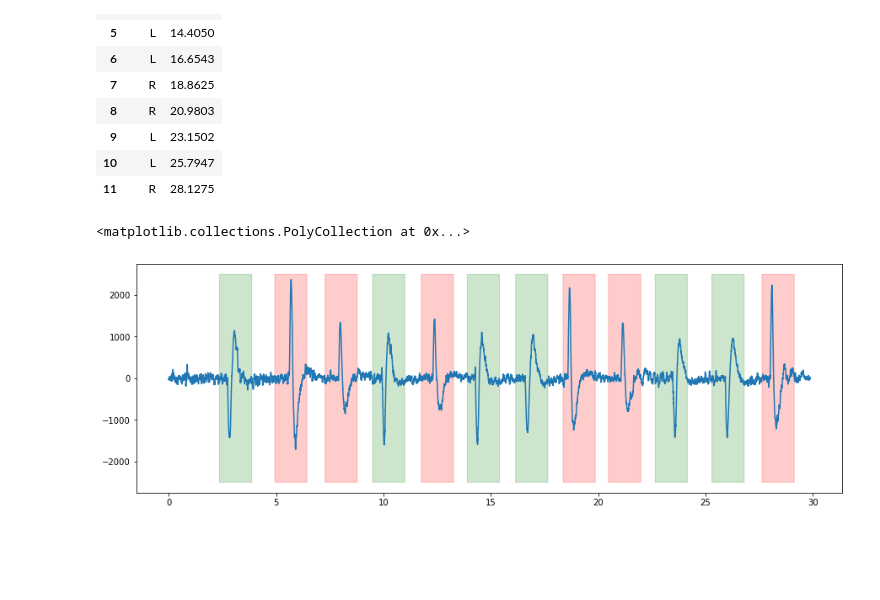
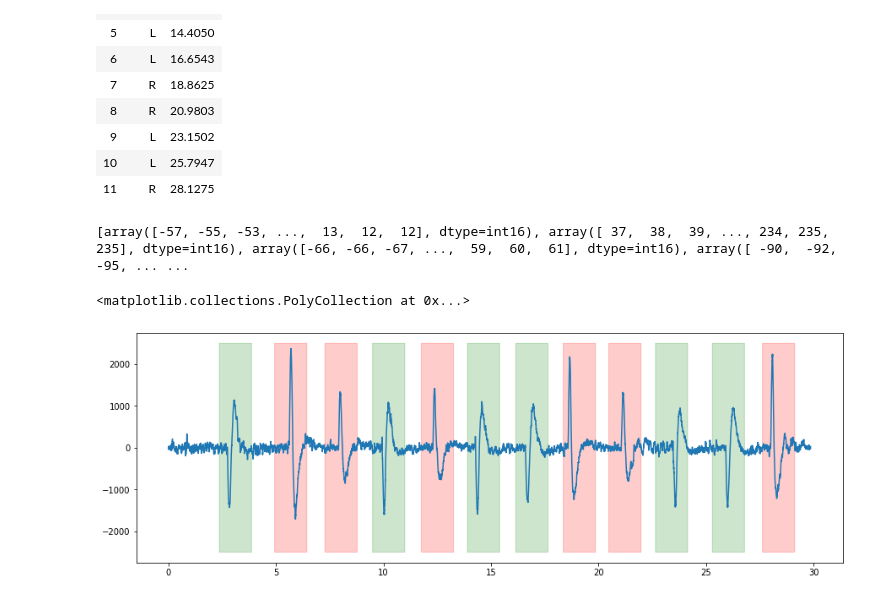
Before and after one commit to BruceWangXD/SpaceInvaders, a Jupyter notebook: catch22.ipynb, the cells around one changed output. Saved outputs shown, nothing was run; the diff lists cells and outputs as text; code cells hidden in the pictures; blank space fills up the shorter version.

```diff
--- a/catch22.ipynb
+++ b/catch22.ipynb
@@ -48,14 +49,15 @@ def read_arduinbro(wav_array, inputBufferSize, k):
 
 # path = "/Users/billydodds/Documents/Uni/DATA3888/Aqua10/Datasets/Eye Data/"
 
-path = 'C:/Users/David/Documents/Data3888/Aqua10/Datasets/Eye Data/'
+# path = 'C:/Users/David/Documents/DATA3888/Aqua10/Datasets/Eye Data/'
+
+path = 'C:/Users/souls/Documents/Aqua10/Datasets/Eye Data/'
 
 file = "left-right"
 
 
 samprate, wav_array = wavfile.read(path+file+".wav")
 
-
 plt.plot(wav_array)
 # %% [output]
 [<matplotlib.lines.Line2D at 0x...>]
@@ -88,6 +90,7 @@ labels
 | 11 | R | 28.1275 |
 # %%
 time_seq = np.linspace(1, len(wav_array), len(wav_array))/samprate
+
 
 before_buffer = 0.5
 after_buffer = 1
@@ -96,35 +99,44 @@ left_events_bool = np.array([False]*len(time_seq))
 for time in labels.time[labels.label == "L"]:
     left_events_bool = ( (time_seq > time - before_buffer) & (time_seq < time+after_buffer) ) | left_events_bool
 
 right_events_bool = np.array([False]*len(time_seq))
 for time in labels.time[labels.label == "R"]:
     right_events_bool = ( (time_seq > time - before_buffer) & (time_seq < time+after_buffer) ) | right_events_bool
 
+events = [] # list of events in terms of slice of wav_array
+for time in labels.time:
+    event_start = int((time - before_buffer) * samprate) # in terms of sampling rate
+    event_end = int((time+after_buffer) * samprate) # in terms of sampling rate
+
+    events.append(wav_array[event_start:event_end])
+
+print(events)
 
 plt.figure(figsize=(15, 5))
 
 plt.plot(time_seq, wav_array)
 
 plt.fill_between(time_seq, 2500, -2500,
                  where = left_events_bool,
                  color = 'g',
                  alpha=0.2)
 
 plt.fill_between(time_seq, 2500, -2500,
                  where = right_events_bool,
                  color = 'r',
                  alpha=0.2)
 
 
 
 
 # plt.fill_betweenx(ys, start_times, end_times,
 #                  facecolor="orange", # The fill color
 #                  color='blue',       # The outline color
 #                  alpha=0.2)          # Transparency of the fill
 # %% [output]
-<matplotlib.collections.PolyCollection at 0x...>
+[array([-57, -55, -53, ...,  13,  12,  12], dtype=int16), array([ 37,  38,  39, ..., 234, 235, 235], dtype=int16), array([-66, -66, -67, ...,  59,  60,  61], dtype=int16), array([ -90,  -92,  -95, ... ...
+<matplotlib.collections.PolyCollection at 0x...>
-[figure, old version]
+[figure, new version]
 # %%
 # # Livestreaming data
 
```
Also changed, not shown: parts of 6 cells of this notebook.
